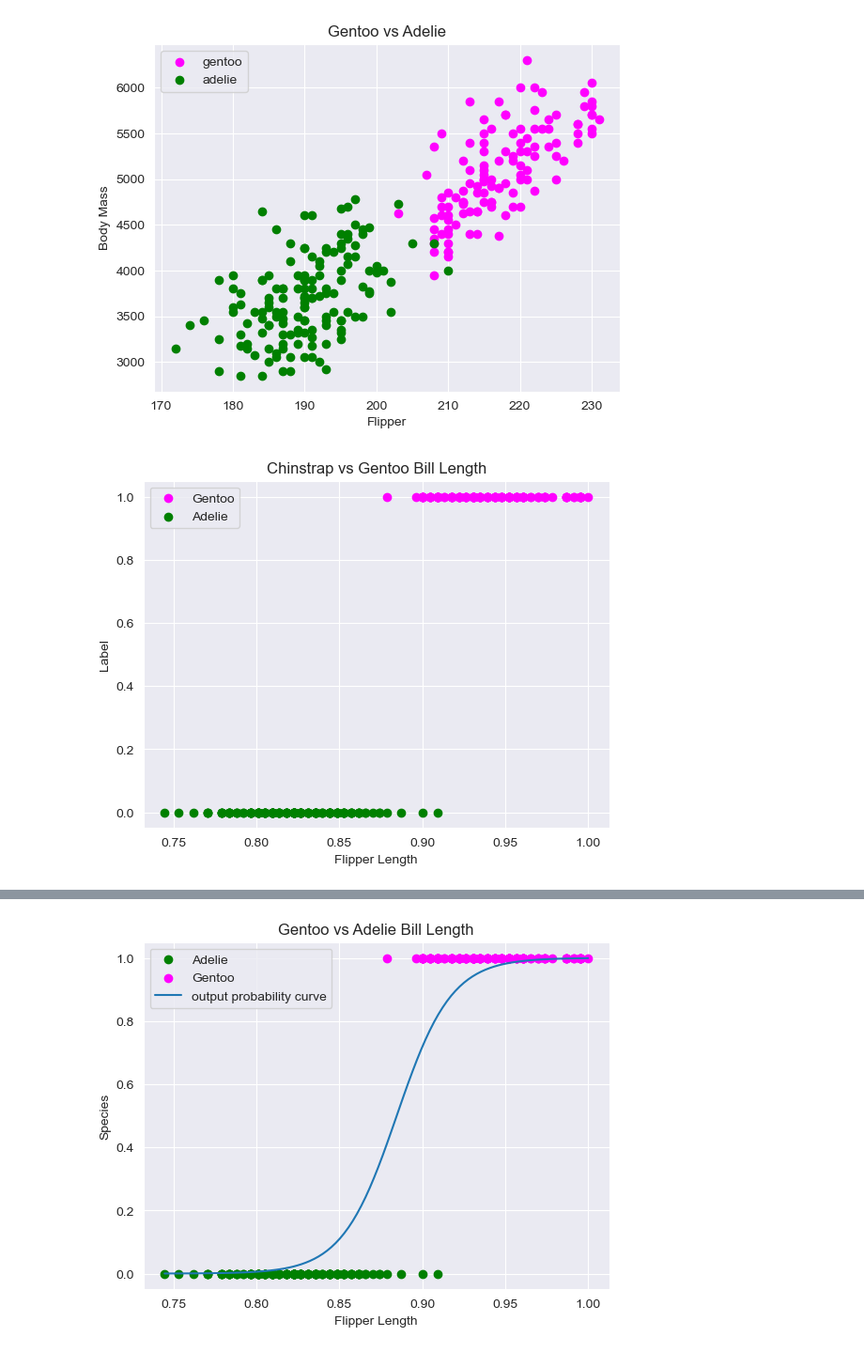
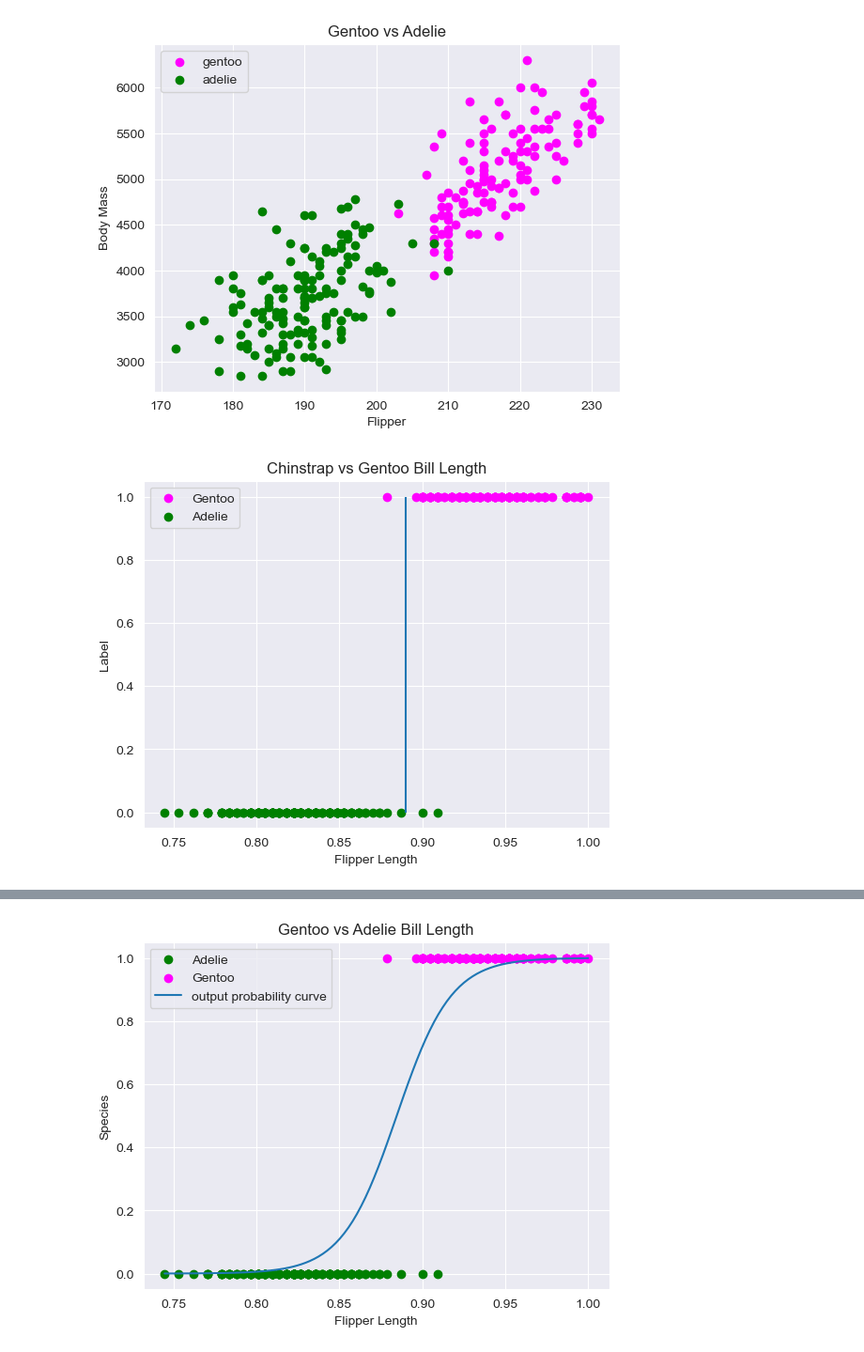
Before and after one commit to matt-banschbach/inde577, a Jupyter notebook: Supervised Learning/Linear Model/logistic_regression_penguins.ipynb, the cells around one changed output, grey strips where cells are left out. Shown at 94% size. Saved outputs shown, nothing was run; the diff lists cells and outputs as text; code cells hidden in the pictures.

```diff
--- a/Supervised Learning/Linear Model/logistic_regression_penguins.ipynb
+++ b/Supervised Learning/Linear Model/logistic_regression_penguins.ipynb
@@ -62,14 +70,14 @@ plt.show()
 # %%
 plt.scatter(gentoo.flipper_length_mm.values / gentoo.flipper_length_mm.max(), np.ones(gentoo.shape[0]), color="magenta", label="Gentoo")
 plt.scatter(adelie.flipper_length_mm.values / gentoo.flipper_length_mm.max(), np.zeros(adelie.shape[0]), color="green", label="Adelie")
 plt.xlabel('Flipper Length')
 plt.ylabel('Label')
 plt.title('Chinstrap vs Gentoo Bill Length')
-# plt.vlines(42, 0, 1)
+plt.vlines(0.89, 0, 1)
 plt.legend()
 plt.show()
 # %% [output]
-[figure, old version]
+[figure, new version]
 # %%
 def sigmoid_preactivation(z):
     return 1 / (1 + np.exp(-z))
```
Also changed, not shown: parts of 6 cells of this notebook, 5 other files.
